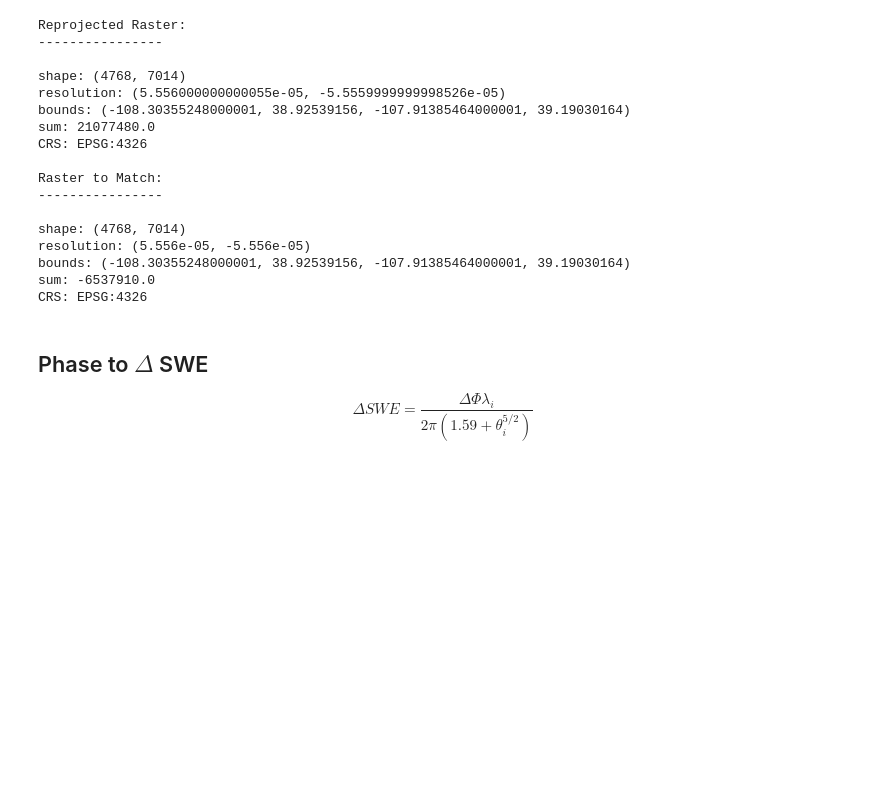
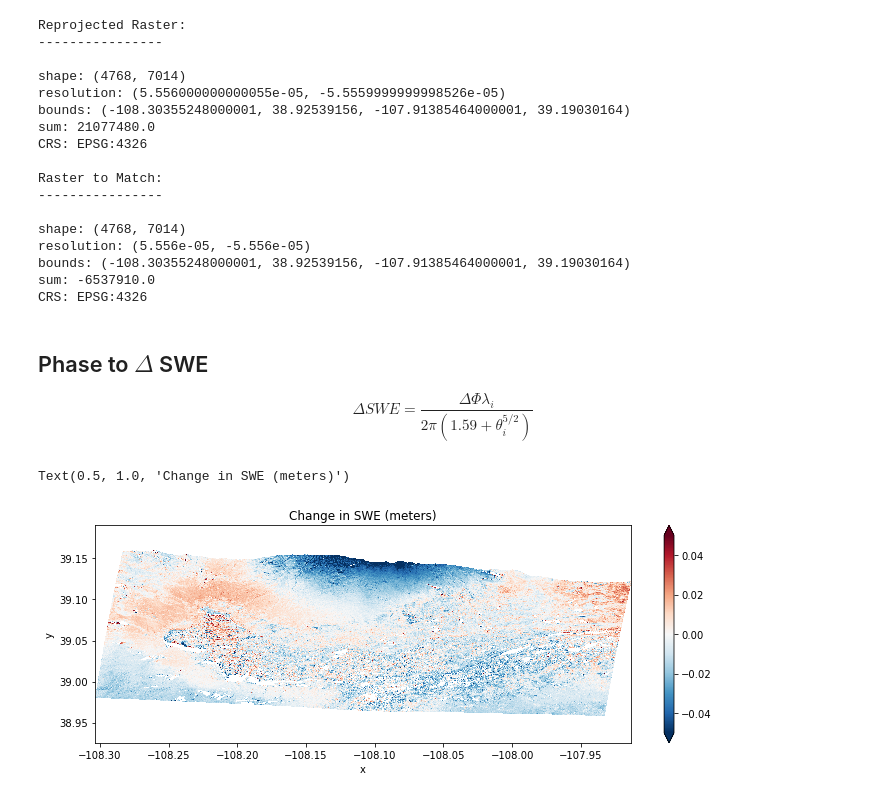
Before and after one commit to snowex-hackweek/uavsar, a Jupyter notebook: scripts/unw2swe.ipynb, the cells around one changed output. Saved outputs shown, nothing was run; the diff lists cells and outputs as text; code cells hidden in the pictures; blank space fills up the shorter version.

```diff
--- a/scripts/unw2swe.ipynb
+++ b/scripts/unw2swe.ipynb
@@ -198,3 +144,12 @@ $$
 $$
 # %%
 wavelength = 0.2379 # m
+# %%
+xds_delta_swe = (xds_unw*wavelength)/(2*np.pi*(1.59+xds_inc_repr_match))
+# %%
+fig, axes = plt.subplots(figsize=(12,4))
+xds_delta_swe.plot(ax=axes,vmin=-0.05,vmax=0.05,cmap='RdBu_r')
+axes.set_title('Change in SWE (meters)')
+# %% [output]
+Text(0.5, 1.0, 'Change in SWE (meters)')
+[figure, added]
```
Also changed, not shown: parts of 8 cells of this notebook.
